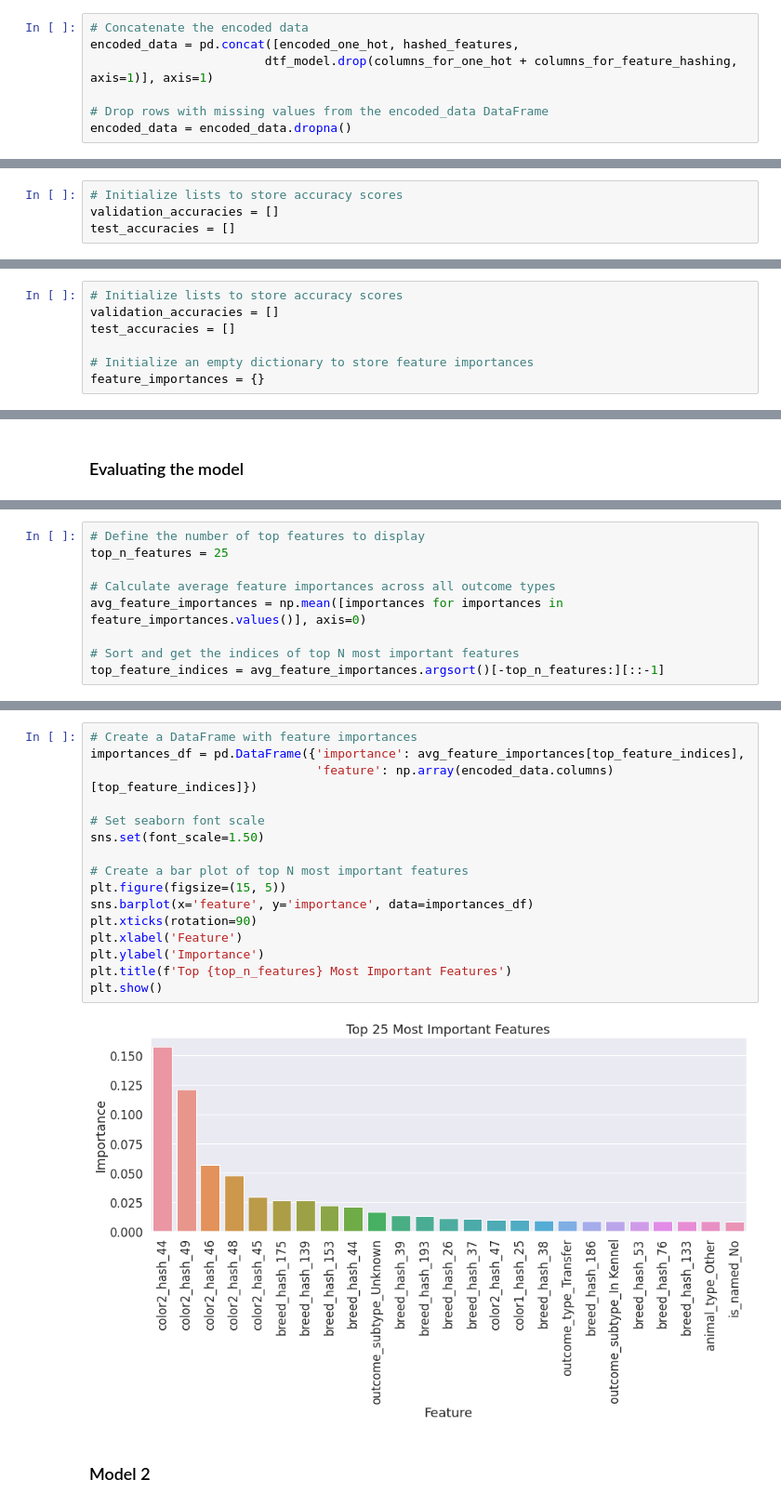
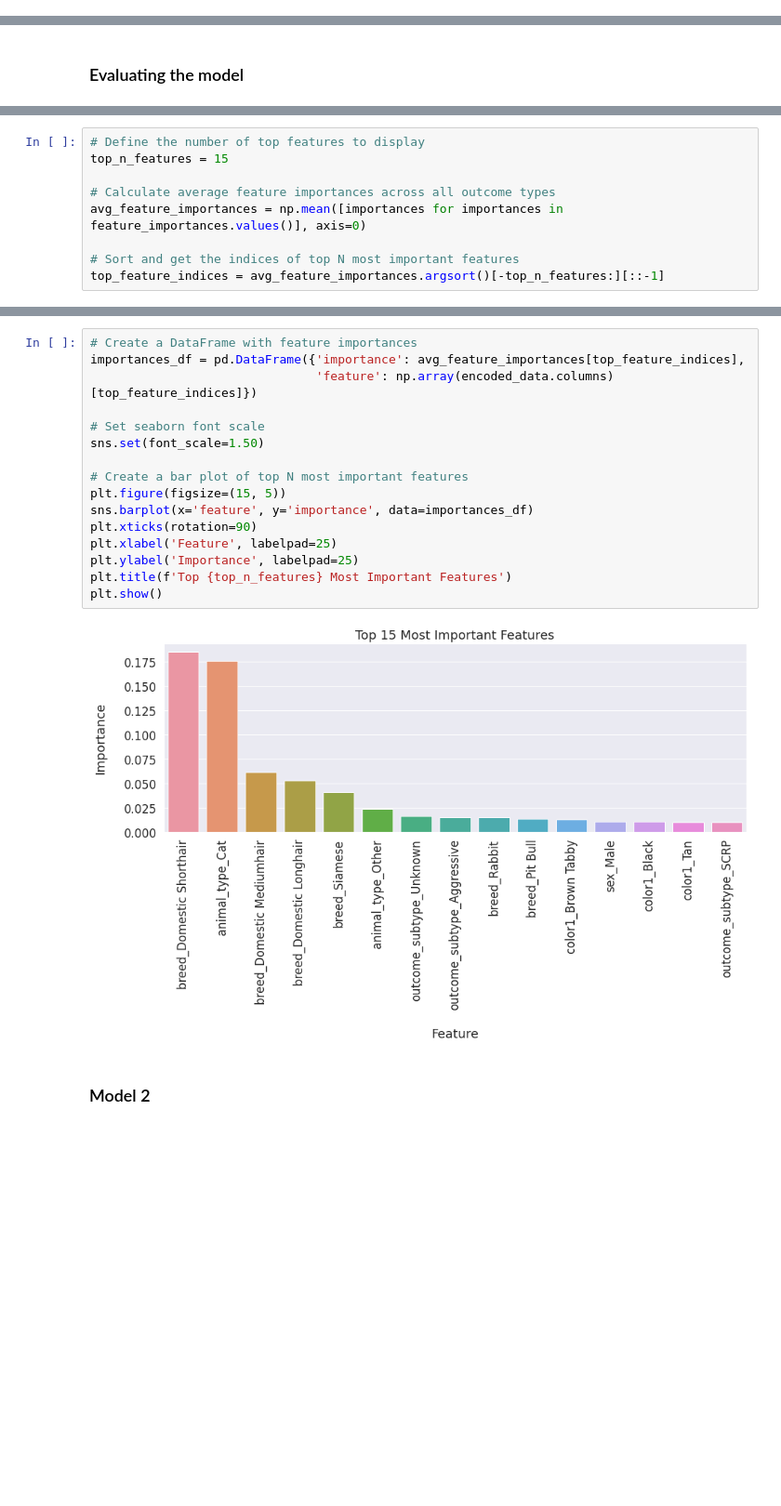
Before and after one commit to Darmendel/TDS-project, a Jupyter notebook: Final Pipeline.ipynb, the cells around one changed output, grey strips where cells are left out. Shown at 93% size. Saved outputs shown, nothing was run; the diff lists cells and outputs as text; blank space fills up the shorter version.

Commit message:
changing models

```diff
--- a/Final Pipeline.ipynb
+++ b/Final Pipeline.ipynb
@@ -1091,7 +1170,0 @@ for column, pair in hashing_map.items():
-# %%
-# Concatenate the encoded data
-encoded_data = pd.concat([encoded_one_hot, hashed_features,
-                        dtf_model.drop(columns_for_one_hot + columns_for_feature_hashing, axis=1)], axis=1)
-
-# Drop rows with missing values from the encoded_data DataFrame
-encoded_data = encoded_data.dropna()
@@ -1113,8 +1171,4 @@ def get_model(model_name):
 # %%
 # Getting all the target columns (columns that include 'outcome_type' in their name)
 outcome_type_columns = [col for col in encoded_data.columns if 'outcome_type' in col]
-# %%
-# Initialize lists to store accuracy scores
-validation_accuracies = []
-test_accuracies = []
 # %% [markdown]
@@ -1301,7 +1231,0 @@ scaler = StandardScaler()
-# %%
-# Initialize lists to store accuracy scores
-validation_accuracies = []
-test_accuracies = []
-
-# Initialize an empty dictionary to store feature importances
-feature_importances = {}
@@ -1381,6 +1245,6 @@ Average Test Accuracy: 0.9519098084671855
 # %%
 # Define the number of top features to display
-top_n_features = 25
+top_n_features = 15
 
 # Calculate average feature importances across all outcome types
 avg_feature_importances = np.mean([importances for importances in feature_importances.values()], axis=0)
@@ -1413,21 +1278,21 @@ is_named_No: 0.008
 # %%
 # Create a DataFrame with feature importances
 importances_df = pd.DataFrame({'importance': avg_feature_importances[top_feature_indices],
                                'feature': np.array(encoded_data.columns)[top_feature_indices]})
 
 # Set seaborn font scale
 sns.set(font_scale=1.50)
 
 # Create a bar plot of top N most important features
 plt.figure(figsize=(15, 5))
 sns.barplot(x='feature', y='importance', data=importances_df)
 plt.xticks(rotation=90)
-plt.xlabel('Feature')
-plt.ylabel('Importance')
+plt.xlabel('Feature', labelpad=25)
+plt.ylabel('Importance', labelpad=25)
 plt.title(f'Top {top_n_features} Most Important Features')
 plt.show()
 # %% [output]
-[figure, old version]
+[figure, new version]
 # %% [markdown]
 ### Model 2
 # %%
```
Also changed, not shown: parts of 60 cells of this notebook, 1 other file.
